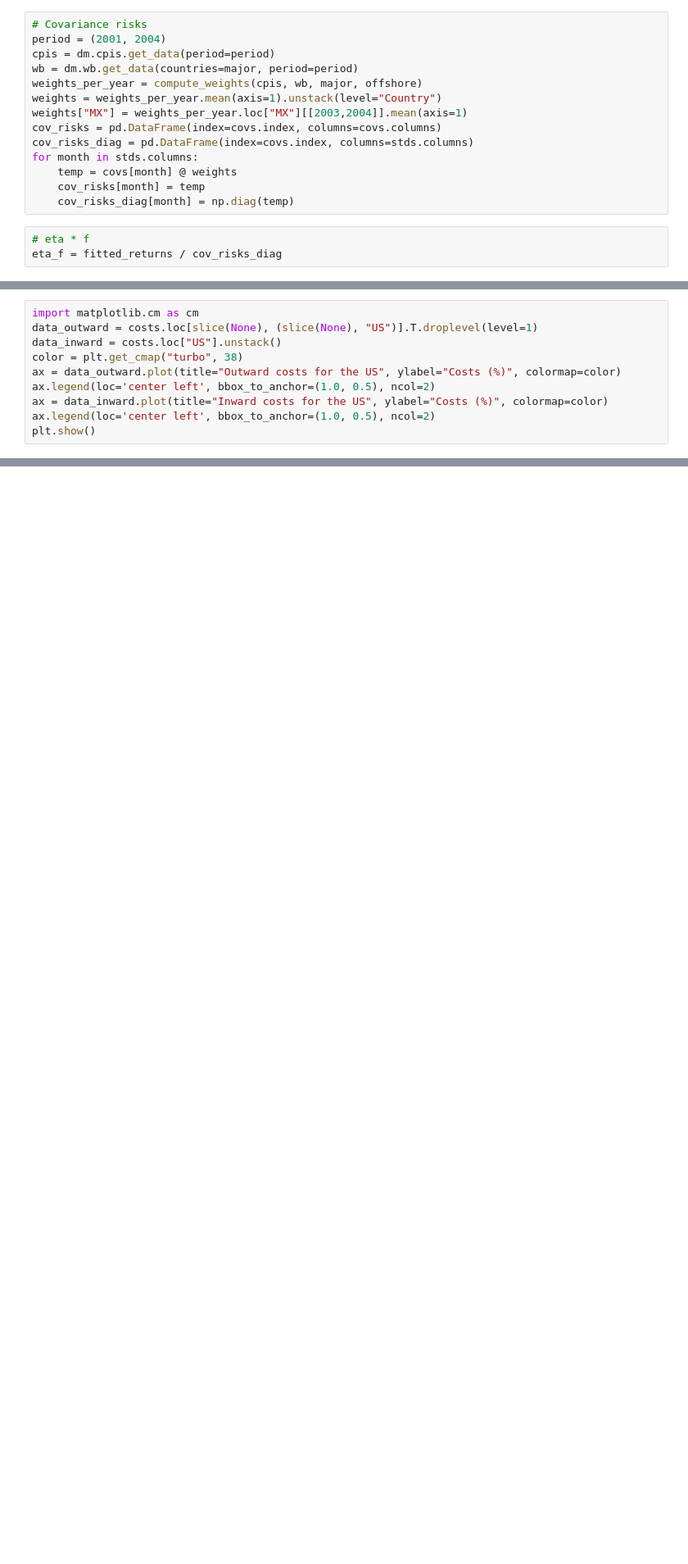
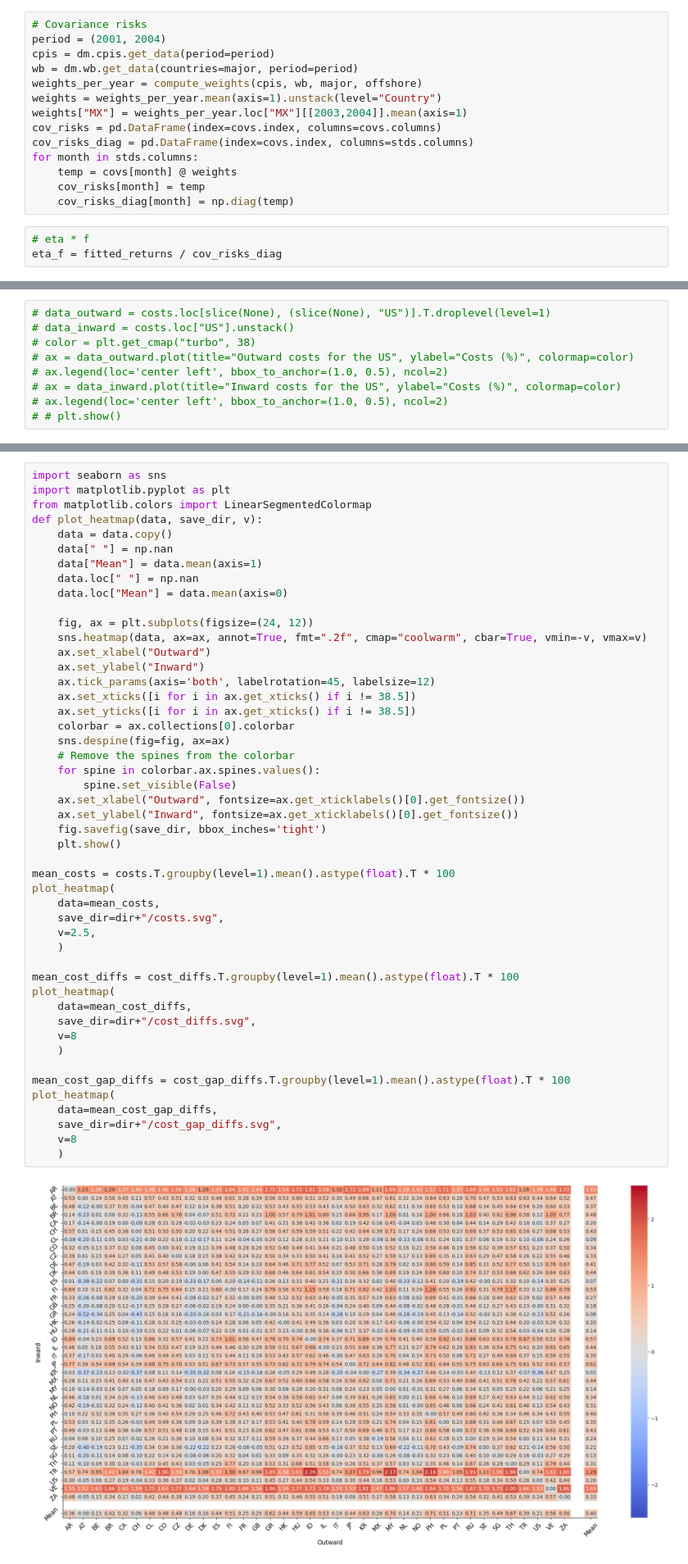
Before and after one commit to nilsvanrompaey/master-thesis-home-bias, a Jupyter notebook: src/figure3.ipynb, the cells around one changed output, grey strips where cells are left out. Shown at 82% size. Cells and saved outputs as stored; diff of their text form; blank space fills up the shorter version.

```diff
--- a/src/figure3.ipynb
+++ b/src/figure3.ipynb
@@ -439,10 +419,9 @@ AR AT BE BR CA CH CL CO CZ DE DK ES FI FR GB GR HK HU ID IL IT JP KR MX MY NL NO
 # %%
-import matplotlib.cm as cm
-data_outward = costs.loc[slice(None), (slice(None), "US")].T.droplevel(level=1)
-data_inward = costs.loc["US"].unstack()
-color = plt.get_cmap("turbo", 38)
-ax = data_outward.plot(title="Outward costs for the US", ylabel="Costs (%)", colormap=color)
-ax.legend(loc='center left', bbox_to_anchor=(1.0, 0.5), ncol=2)
-ax = data_inward.plot(title="Inward costs for the US", ylabel="Costs (%)", colormap=color)
-ax.legend(loc='center left', bbox_to_anchor=(1.0, 0.5), ncol=2)
-plt.show()
+# data_outward = costs.loc[slice(None), (slice(None), "US")].T.droplevel(level=1)
+# data_inward = costs.loc["US"].unstack()
+# color = plt.get_cmap("turbo", 38)
+# ax = data_outward.plot(title="Outward costs for the US", ylabel="Costs (%)", colormap=color)
+# ax.legend(loc='center left', bbox_to_anchor=(1.0, 0.5), ncol=2)
+# ax = data_inward.plot(title="Inward costs for the US", ylabel="Costs (%)", colormap=color)
+# ax.legend(loc='center left', bbox_to_anchor=(1.0, 0.5), ncol=2)
+# # plt.show()
@@ -473,0 +428,50 @@ plt.show()
+# %%
+import seaborn as sns
+import matplotlib.pyplot as plt
+from matplotlib.colors import LinearSegmentedColormap
+def plot_heatmap(data, save_dir, v):
+    data = data.copy()
+    data[" "] = np.nan
+    data["Mean"] = data.mean(axis=1)
+    data.loc[" "] = np.nan
+    data.loc["Mean"] = data.mean(axis=0)
+
+    fig, ax = plt.subplots(figsize=(24, 12))
+    sns.heatmap(data, ax=ax, annot=True, fmt=".2f", cmap="coolwarm", cbar=True, vmin=-v, vmax=v)
+    ax.set_xlabel("Outward")
+    ax.set_ylabel("Inward")
+    ax.tick_params(axis='both', labelrotation=45, labelsize=12)
+    ax.set_xticks([i for i in ax.get_xticks() if i != 38.5])
+    ax.set_yticks([i for i in ax.get_xticks() if i != 38.5])
+    colorbar = ax.collections[0].colorbar
+    sns.despine(fig=fig, ax=ax)
+    # Remove the spines from the colorbar
+    for spine in colorbar.ax.spines.values():
+        spine.set_visible(False)
+    ax.set_xlabel("Outward", fontsize=ax.get_xticklabels()[0].get_fontsize())
+    ax.set_ylabel("Inward", fontsize=ax.get_xticklabels()[0].get_fontsize())
+    fig.savefig(save_dir, bbox_inches='tight')
+    plt.show()
+
+mean_costs = costs.T.groupby(level=1).mean().astype(float).T * 100
+plot_heatmap(
+    data=mean_costs,
+    save_dir=dir+"/costs.svg",
+    v=2.5,
+    )
+
+mean_cost_diffs = cost_diffs.T.groupby(level=1).mean().astype(float).T * 100
+plot_heatmap(
+    data=mean_cost_diffs,
+    save_dir=dir+"/cost_diffs.svg",
+    v=8
+    )
+
+mean_cost_gap_diffs = cost_gap_diffs.T.groupby(level=1).mean().astype(float).T * 100
+plot_heatmap(
+    data=mean_cost_gap_diffs,
+    save_dir=dir+"/cost_gap_diffs.svg",
+    v=8
+    )
+# %% [output]
+[figure, added]
```
Also changed, not shown: parts of 20 cells of this notebook, 6 other files.
